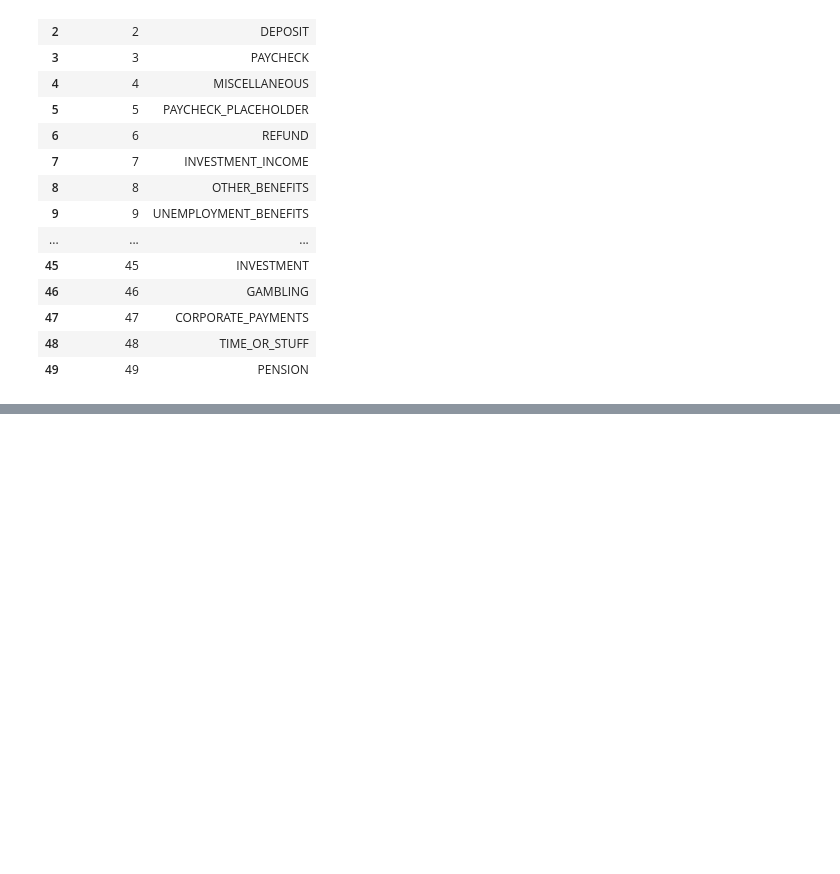
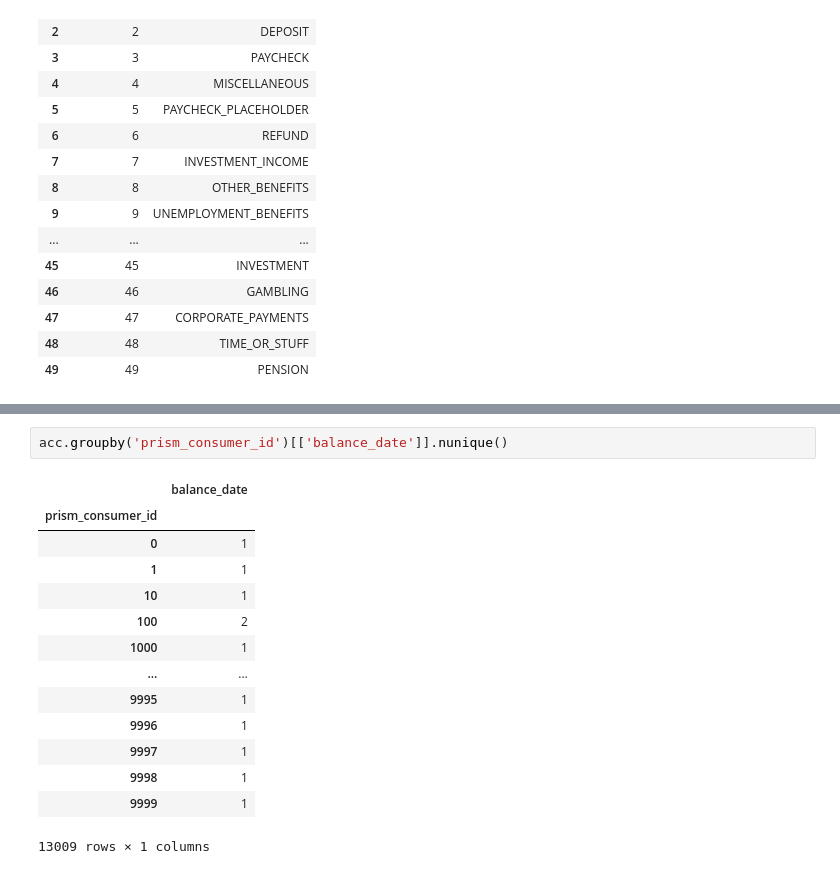
Before and after one commit to harisdsc/DSC180B, a Jupyter notebook: EDA.ipynb, the cells around one changed output, grey strips where cells are left out. Cells and saved outputs as stored; diff of their text form; blank space fills up the shorter version.

```diff
--- a/EDA.ipynb
+++ b/EDA.ipynb
@@ -137,0 +205,17 @@ mapping
+# %%
+acc.groupby('prism_consumer_id')[['balance_date']].nunique()
+# %% [output]
+|  | balance_date |
+| prism_consumer_id |  |
+| 0 | 1 |
+| 1 | 1 |
+| 10 | 1 |
+| 100 | 2 |
+| 1000 | 1 |
+| ... | ... |
+| 9995 | 1 |
+| 9996 | 1 |
+| 9997 | 1 |
+| 9998 | 1 |
+| 9999 | 1 |
+13009 rows × 1 columns
```
Also changed, not shown: parts of 9 cells of this notebook, 4 other files.
